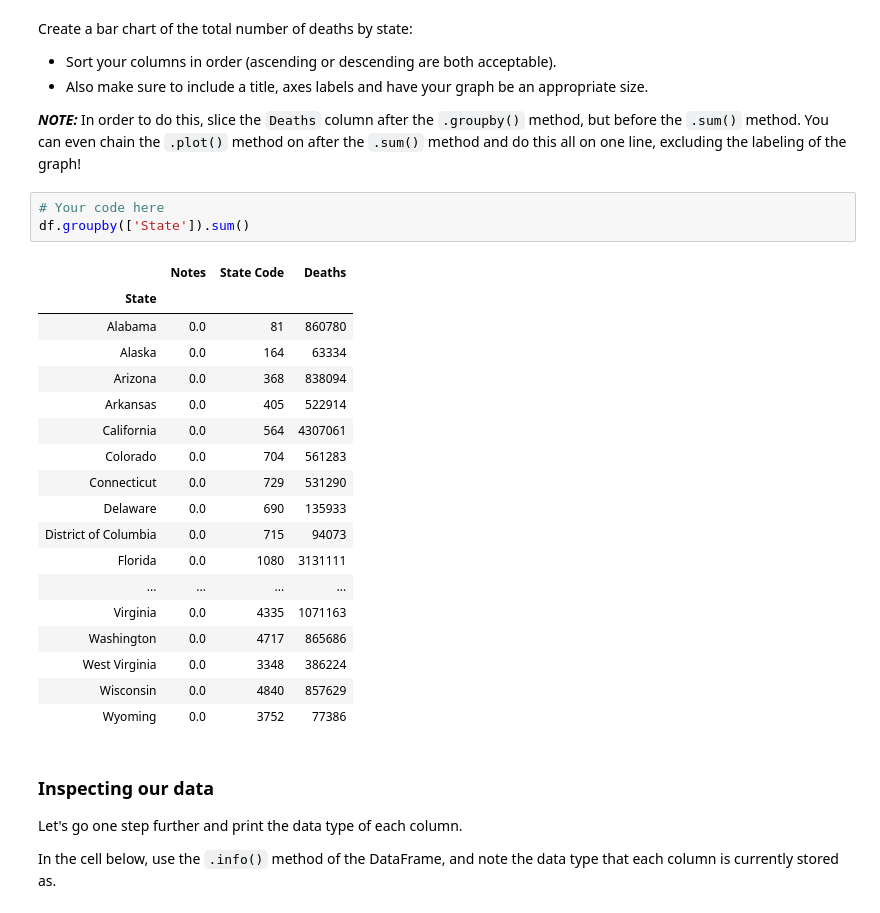
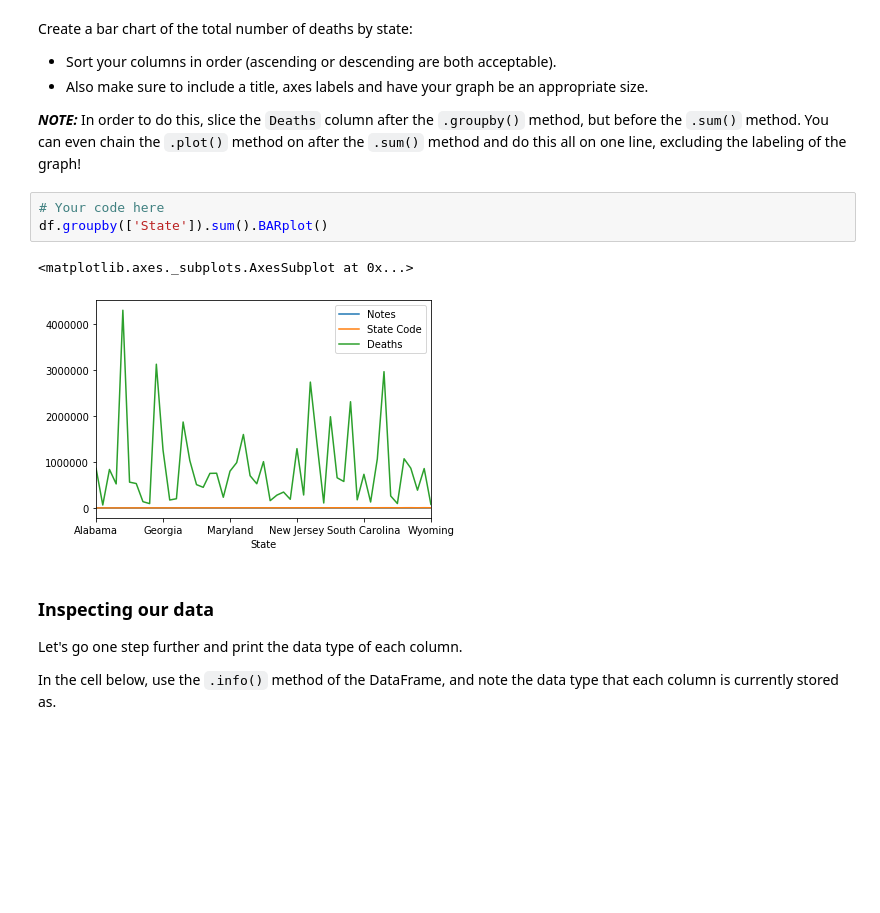
Before and after one commit to CaryMosley/dsc-pivot-tables-pandas-lab-nyc-ds-021720, a Jupyter notebook: index.ipynb, the cells around one changed output. Cells and saved outputs as stored; diff of their text form; blank space fills up the shorter version.

```diff
--- a/index.ipynb
+++ b/index.ipynb
@@ -111,26 +111,10 @@ Create a bar chart of the total number of deaths by state:
 **_NOTE:_** In order to do this, slice the `Deaths` column after the `.groupby()` method, but before the `.sum()` method.  You can even chain the `.plot()` method on after the `.sum()` method and do this all on one line, excluding the labeling of the graph!
 # %%
 # Your code here
-df.groupby(['State']).sum()
+df.groupby(['State']).sum().BARplot()
 # %% [output]
-|  | Notes | State Code | Deaths |
-| State |  |  |  |
-| Alabama | 0.0 | 81 | 860780 |
-| Alaska | 0.0 | 164 | 63334 |
-| Arizona | 0.0 | 368 | 838094 |
-| Arkansas | 0.0 | 405 | 522914 |
-| California | 0.0 | 564 | 4307061 |
-| Colorado | 0.0 | 704 | 561283 |
-| Connecticut | 0.0 | 729 | 531290 |
-| Delaware | 0.0 | 690 | 135933 |
-| District of Columbia | 0.0 | 715 | 94073 |
-| Florida | 0.0 | 1080 | 3131111 |
-| ... | ... | ... | ... |
-| Virginia | 0.0 | 4335 | 1071163 |
-| Washington | 0.0 | 4717 | 865686 |
-| West Virginia | 0.0 | 3348 | 386224 |
-| Wisconsin | 0.0 | 4840 | 857629 |
-| Wyoming | 0.0 | 3752 | 77386 |
+<matplotlib.axes._subplots.AxesSubplot at 0x...>
+[figure, added]
 # %% [markdown]
 ### Inspecting our data
 
```
